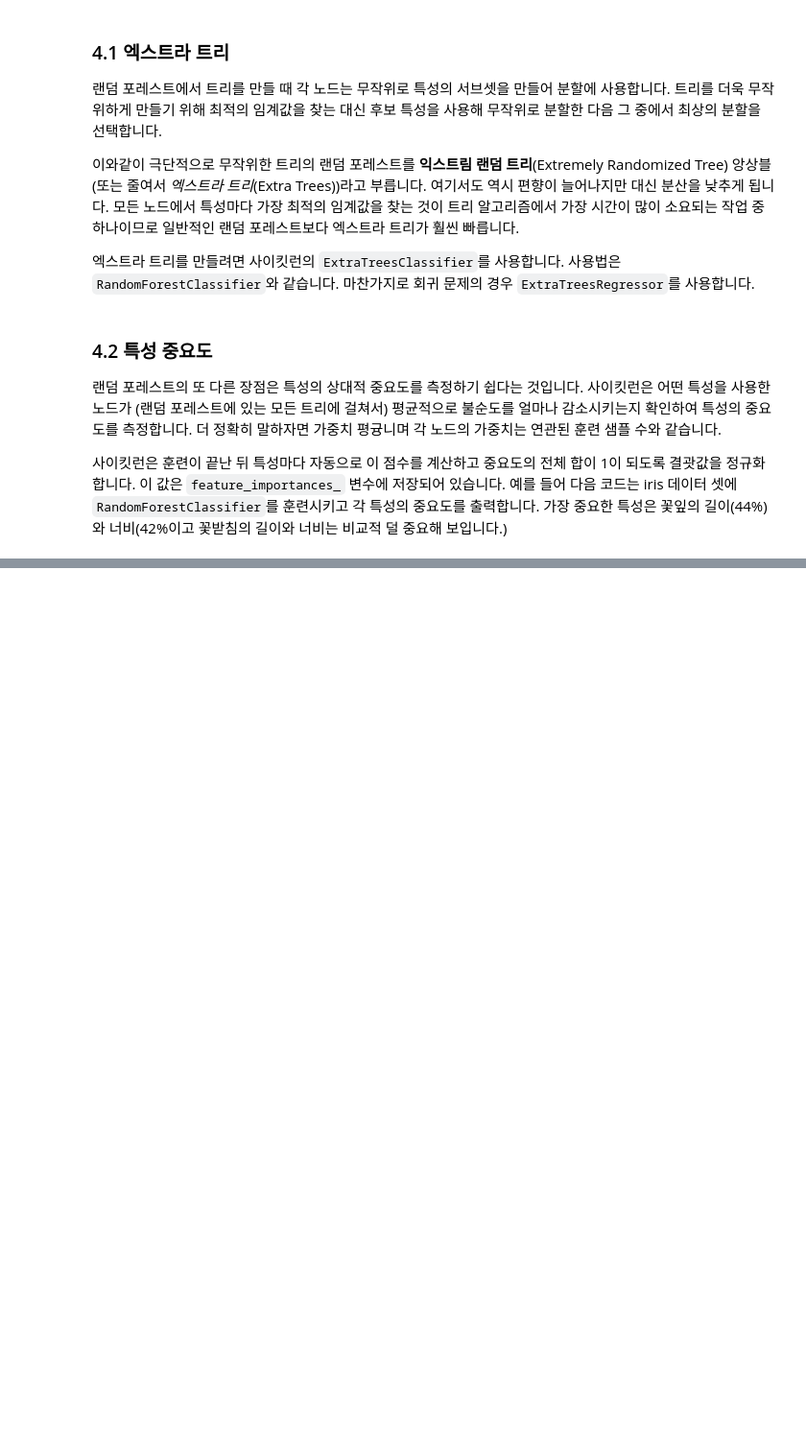
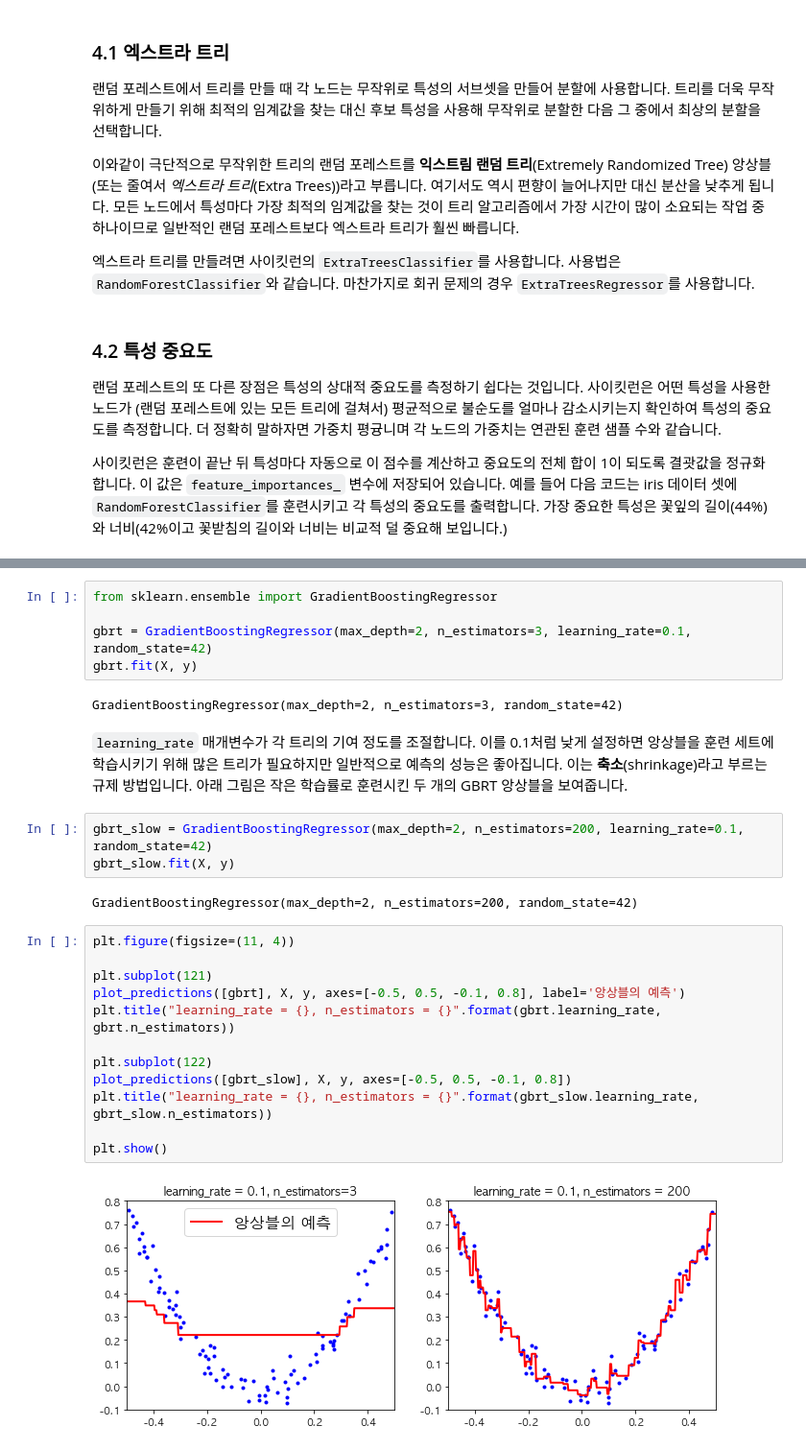
Before and after one commit to jiyeoon/TIL, a Jupyter notebook: Hands_On_Machine_Learning/ch7_앙상블학습과랜덤포레스트.ipynb, the cells around one changed output, grey strips where cells are left out. Shown at 96% size. Drawn from its saved outputs; the diff is of its cells as text; blank space fills up the shorter version.

```diff
--- a/Hands_On_Machine_Learning/ch7_앙상블학습과랜덤포레스트.ipynb
+++ b/Hands_On_Machine_Learning/ch7_앙상블학습과랜덤포레스트.ipynb
@@ -224,0 +387,28 @@ bag_clf = BaggingClassifier(
+# %%
+from sklearn.ensemble import GradientBoostingRegressor
+
+gbrt = GradientBoostingRegressor(max_depth=2, n_estimators=3, learning_rate=0.1, random_state=42)
+gbrt.fit(X, y)
+# %% [output]
+GradientBoostingRegressor(max_depth=2, n_estimators=3, random_state=42)
+# %% [markdown]
+`learning_rate` 매개변수가 각 트리의 기여 정도를 조절합니다. 이를 0.1처럼 낮게 설정하면 앙상블을 훈련 세트에 학습시키기 위해 많은 트리가 필요하지만 일반적으로 예측의 성능은 좋아집니다. 이는 **축소**(shrinkage)라고 부르는 규제 방법입니다. 아래 그림은 작은 학습률로 훈련시킨 두 개의 GBRT 앙상블을 보여줍니다.
+# %%
+gbrt_slow = GradientBoostingRegressor(max_depth=2, n_estimators=200, learning_rate=0.1, random_state=42)
+gbrt_slow.fit(X, y)
+# %% [output]
+GradientBoostingRegressor(max_depth=2, n_estimators=200, random_state=42)
+# %%
+plt.figure(figsize=(11, 4))
+
+plt.subplot(121)
+plot_predictions([gbrt], X, y, axes=[-0.5, 0.5, -0.1, 0.8], label='앙상블의 예측')
+plt.title("learning_rate = {}, n_estimators = {}".format(gbrt.learning_rate, gbrt.n_estimators))
+
+plt.subplot(122)
+plot_predictions([gbrt_slow], X, y, axes=[-0.5, 0.5, -0.1, 0.8])
+plt.title("learning_rate = {}, n_estimators = {}".format(gbrt_slow.learning_rate, gbrt_slow.n_estimators))
+
+plt.show()
+# %% [output]
+[figure, added]
```
Also changed, not shown: parts of 29 cells of this notebook.
